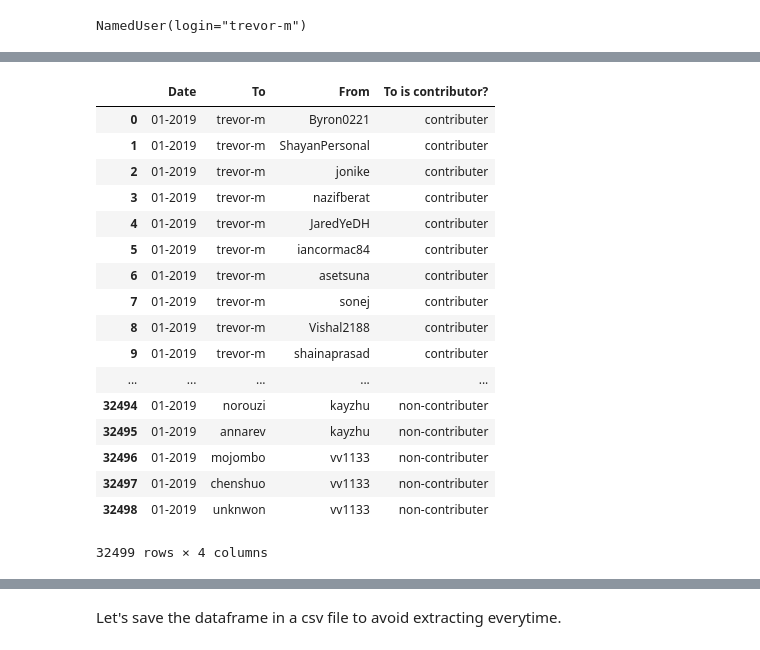
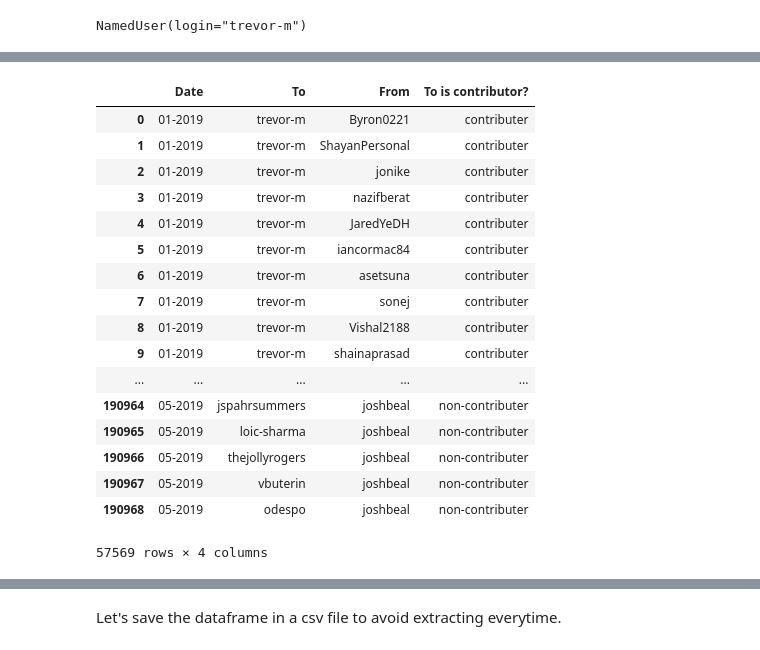
Before and after one commit to YoussefEssDS/Social-network-mining-and-analysis, a Jupyter notebook: GitHub-Mining & SNA.ipynb, the cells around one changed output, grey strips where cells are left out. Drawn from its saved outputs; the diff is of its cells as text; code cells hidden in the pictures.

```diff
--- a/GitHub-Mining & SNA.ipynb
+++ b/GitHub-Mining & SNA.ipynb
@@ -166,2 +168,3 @@ One month is done!
 # %%
-l=np.concatenate(l1,l2,l3,l4,l5)
+l=np.concatenate((l1,l2,l3,l4,l5))
+l
@@ -168,3 +179,23 @@ l=np.concatenate(l1,l2,l3,l4,l5)
 # %%
 followship_data_frame=pd.DataFrame(data=l,columns=['Date','To','From','To is contributor?'])
 followship_data_frame=followship_data_frame.drop_duplicates(subset=['To','From'])
+followship_data_frame
+# %% [output]
+|  | Date | To | From | To is contributor? |
+| 0 | 01-2019 | trevor-m | Byron0221 | contributer |
+| 1 | 01-2019 | trevor-m | ShayanPersonal | contributer |
+| 2 | 01-2019 | trevor-m | jonike | contributer |
+| 3 | 01-2019 | trevor-m | nazifberat | contributer |
+| 4 | 01-2019 | trevor-m | JaredYeDH | contributer |
+| 5 | 01-2019 | trevor-m | iancormac84 | contributer |
+| 6 | 01-2019 | trevor-m | asetsuna | contributer |
+| 7 | 01-2019 | trevor-m | sonej | contributer |
+| 8 | 01-2019 | trevor-m | Vishal2188 | contributer |
+| 9 | 01-2019 | trevor-m | shainaprasad | contributer |
+| ... | ... | ... | ... | ... |
+| 190964 | 05-2019 | jspahrsummers | joshbeal | non-contributer |
+| 190965 | 05-2019 | loic-sharma | joshbeal | non-contributer |
+| 190966 | 05-2019 | thejollyrogers | joshbeal | non-contributer |
+| 190967 | 05-2019 | vbuterin | joshbeal | non-contributer |
+| 190968 | 05-2019 | odespo | joshbeal | non-contributer |
+57569 rows × 4 columns
@@ -182,21 +201,0 @@ followship_data_frameMay=followship_data_frameMay.drop_duplicates()
-# %%
-followship_data_frameJan
-# %% [output]
-|  | Date | To | From | To is contributor? |
-| 0 | 01-2019 | trevor-m | Byron0221 | contributer |
-| 1 | 01-2019 | trevor-m | ShayanPersonal | contributer |
-| 2 | 01-2019 | trevor-m | jonike | contributer |
-| 3 | 01-2019 | trevor-m | nazifberat | contributer |
-| 4 | 01-2019 | trevor-m | JaredYeDH | contributer |
-| 5 | 01-2019 | trevor-m | iancormac84 | contributer |
-| 6 | 01-2019 | trevor-m | asetsuna | contributer |
-| 7 | 01-2019 | trevor-m | sonej | contributer |
-| 8 | 01-2019 | trevor-m | Vishal2188 | contributer |
-| 9 | 01-2019 | trevor-m | shainaprasad | contributer |
-| ... | ... | ... | ... | ... |
-| 32494 | 01-2019 | norouzi | kayzhu | non-contributer |
-| 32495 | 01-2019 | annarev | kayzhu | non-contributer |
-| 32496 | 01-2019 | mojombo | vv1133 | non-contributer |
-| 32497 | 01-2019 | chenshuo | vv1133 | non-contributer |
-| 32498 | 01-2019 | unknwon | vv1133 | non-contributer |
-32499 rows × 4 columns
```
Also changed, not shown: parts of 11 cells of this notebook, 1 other file.
